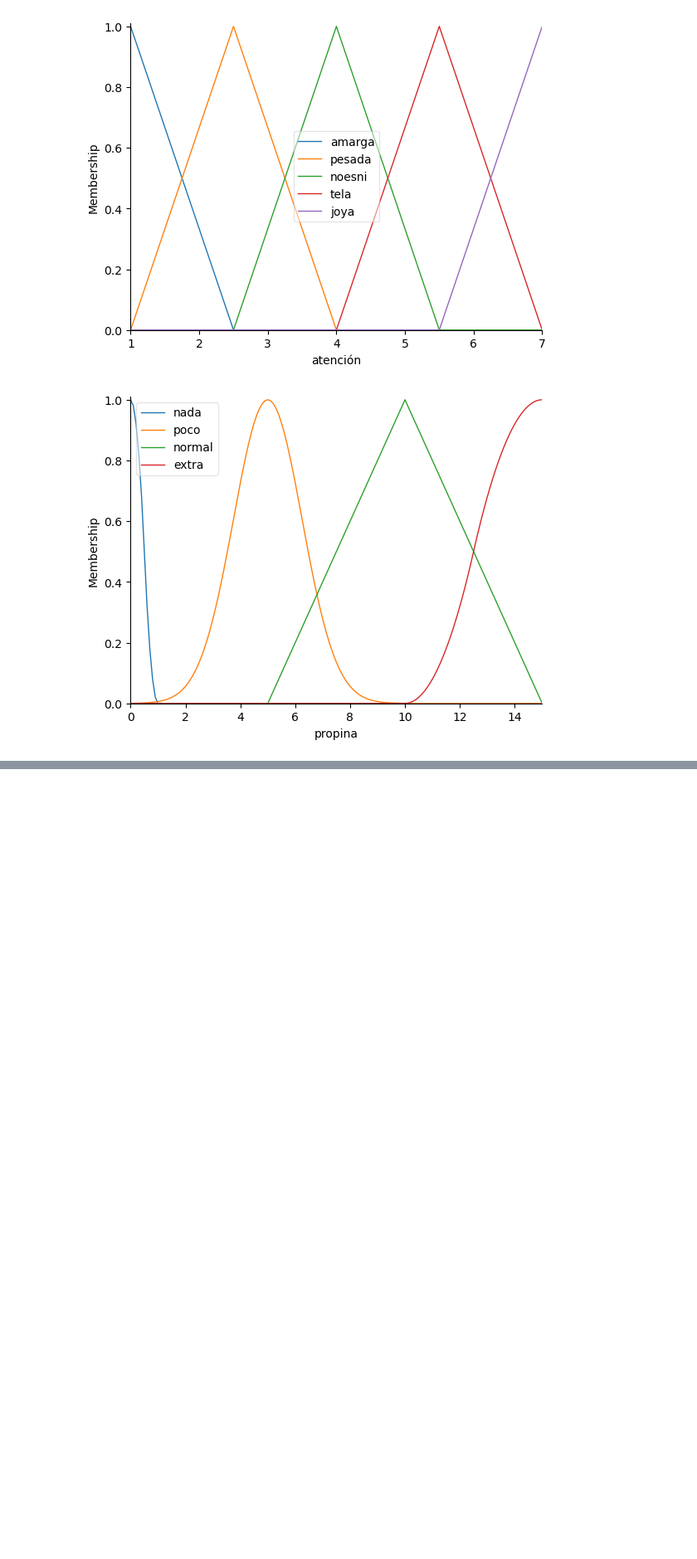
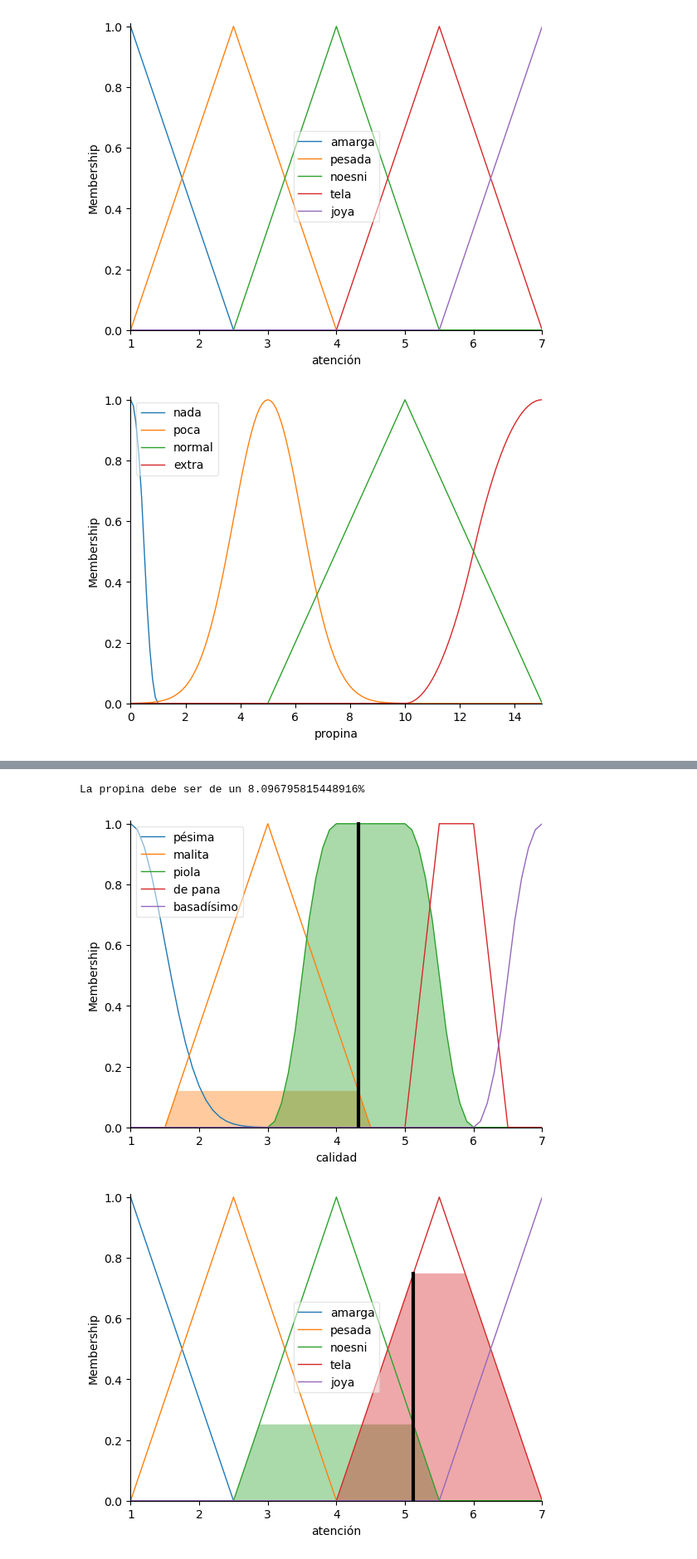
Before and after one commit to TEL-USM/IPD434, a Jupyter notebook: Clases/02_SistemasDifusos/02_SciKit_Fuzzy.ipynb, the cells around one changed output, grey strips where cells are left out. Shown at 83% size. Saved outputs shown, nothing was run; the diff lists cells and outputs as text; code cells hidden in the pictures; blank space fills up the shorter version.

Commit message:
Actualización de presentación 02_SistemasDifusos

```diff
--- a/Clases/02_SistemasDifusos/02_SciKit_Fuzzy.ipynb
+++ b/Clases/02_SistemasDifusos/02_SciKit_Fuzzy.ipynb
@@ -110,0 +126,23 @@ propina.view()
+# %%
+#Creamos un Systema de Control Difuso, el cual combina todas las reglas creadas.
+control_propina = ctrl.ControlSystem([regla1, regla2, regla3, regla4_5, regla6])
+# %%
+#Creamos una Simulación del Sistema de Control Difuso.
+dejar_propina = ctrl.ControlSystemSimulation(control_propina)
+
+#A esta simulación, le podemos asignar, según nombre ded los antecedentes, un valor de entrada númerico.
+dejar_propina.input['calidad'] = 4.32
+dejar_propina.input['atención'] = 5.123
+
+# Luego, podemos computar según el proceso el Sistema Difuso creado
+dejar_propina.compute()
+
+#Podemos imprimir la salida numérica
+print("\nLa propina debe ser de un", str(dejar_propina.output['propina'])+"%\n")
+calidad.view(sim=dejar_propina)
+atención.view(sim=dejar_propina)
+propina.view(sim=dejar_propina)
+# %% [output]
+La propina debe ser de un 8.096795815448916%
+[figure, added]
+[figure, added]
```
Also changed, not shown: parts of 12 cells of this notebook, 1 other file.
